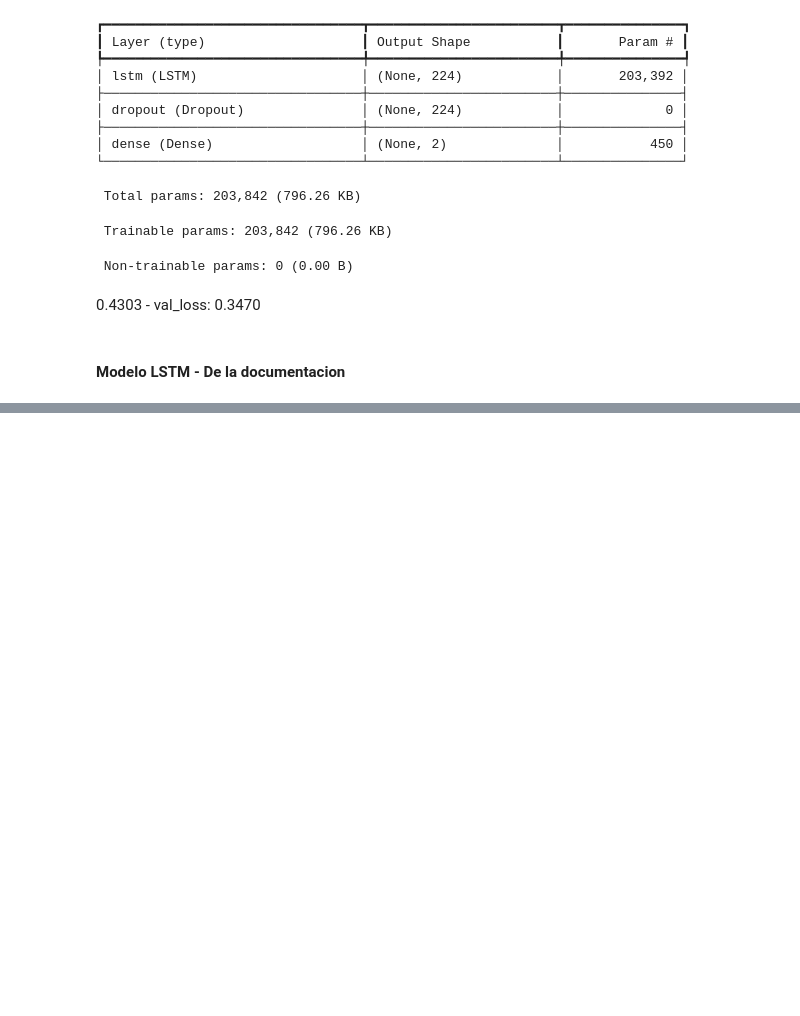
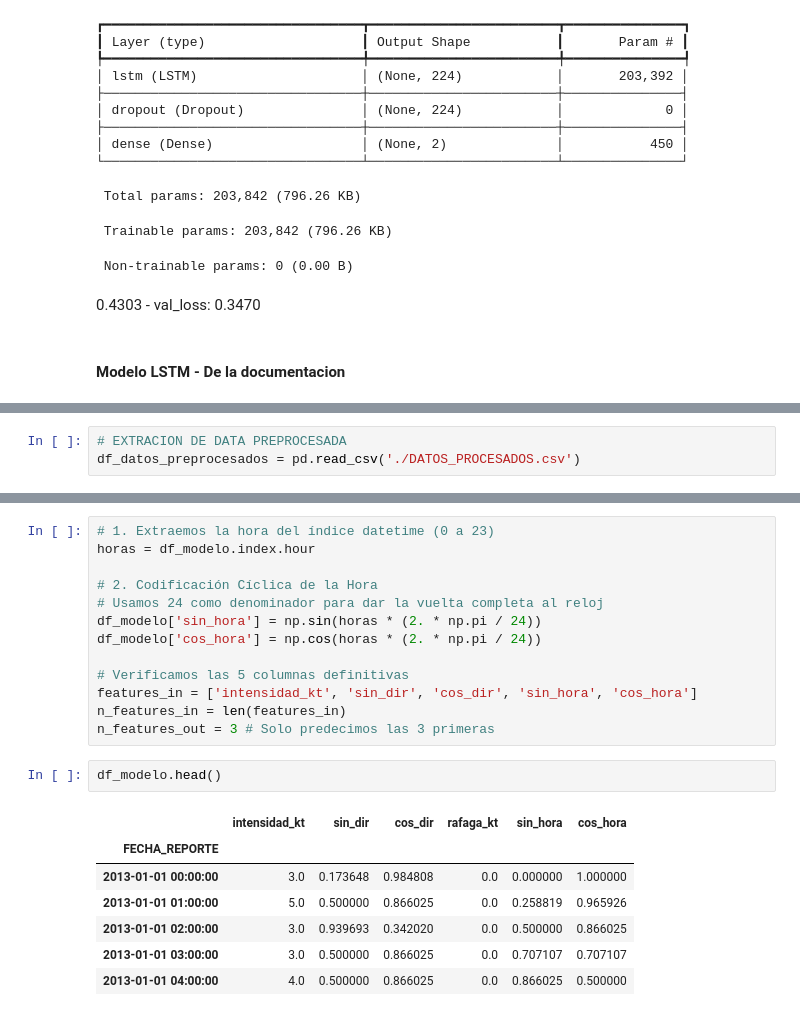
Before and after one commit to OmarLAlbarracinM/Prediccion-Cizalladura-SKBQ, a Jupyter notebook: PROYECTO_DE_GRADO.ipynb, the cells around one changed output, grey strips where cells are left out. Drawn from its saved outputs; the diff is of its cells as text; blank space fills up the shorter version.

```diff
--- a/PROYECTO_DE_GRADO.ipynb
+++ b/PROYECTO_DE_GRADO.ipynb
@@ -1707,0 +2228,3 @@ Epoch 19/50
+# %%
+# EXTRACION DE DATA PREPROCESADA
+df_datos_preprocesados = pd.read_csv('./DATOS_PROCESADOS.csv')
@@ -1707,0 +2717,23 @@ Epoch 19/50
+# %%
+# 1. Extraemos la hora del índice datetime (0 a 23)
+horas = df_modelo.index.hour
+
+# 2. Codificación Cíclica de la Hora
+# Usamos 24 como denominador para dar la vuelta completa al reloj
+df_modelo['sin_hora'] = np.sin(horas * (2. * np.pi / 24))
+df_modelo['cos_hora'] = np.cos(horas * (2. * np.pi / 24))
+
+# Verificamos las 5 columnas definitivas
+features_in = ['intensidad_kt', 'sin_dir', 'cos_dir', 'sin_hora', 'cos_hora']
+n_features_in = len(features_in)
+n_features_out = 3 # Solo predecimos las 3 primeras
+# %%
+df_modelo.head()
+# %% [output]
+|  | intensidad_kt | sin_dir | cos_dir | rafaga_kt | sin_hora | cos_hora |
+| FECHA_REPORTE |  |  |  |  |  |  |
+| 2013-01-01 00:00:00 | 3.0 | 0.173648 | 0.984808 | 0.0 | 0.000000 | 1.000000 |
+| 2013-01-01 01:00:00 | 5.0 | 0.500000 | 0.866025 | 0.0 | 0.258819 | 0.965926 |
+| 2013-01-01 02:00:00 | 3.0 | 0.939693 | 0.342020 | 0.0 | 0.500000 | 0.866025 |
+| 2013-01-01 03:00:00 | 3.0 | 0.500000 | 0.866025 | 0.0 | 0.707107 | 0.707107 |
+| 2013-01-01 04:00:00 | 4.0 | 0.500000 | 0.866025 | 0.0 | 0.866025 | 0.500000 |
```
Also changed, not shown: parts of 40 cells of this notebook.
